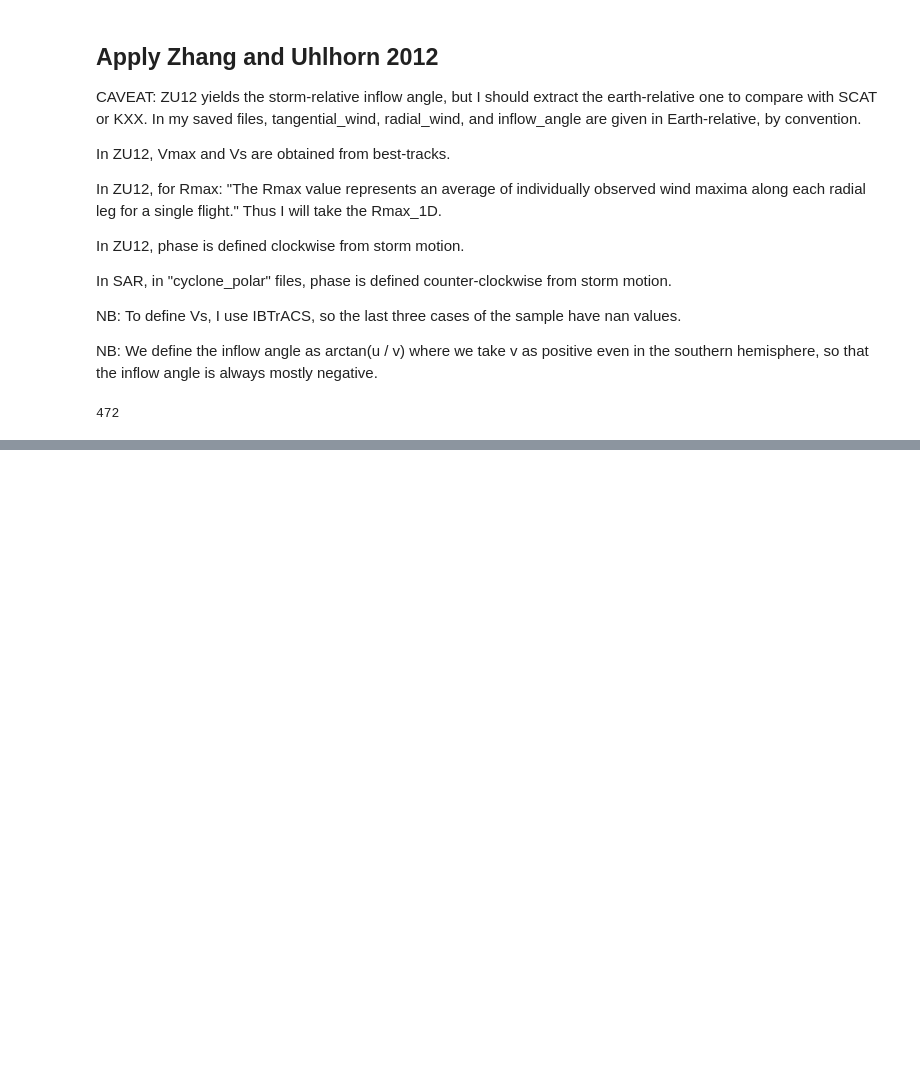
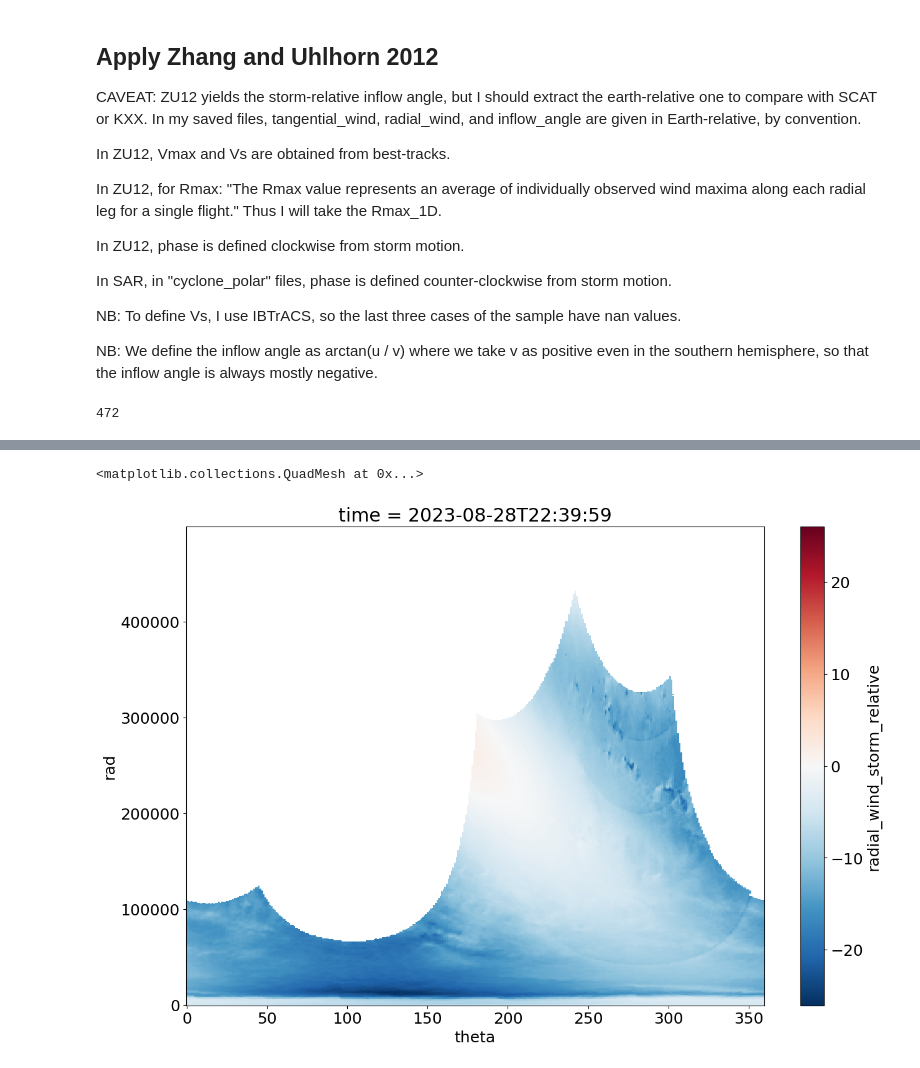
Before and after one commit to Arthur117/TCsLifeMonitFromObs, a Jupyter notebook: winddirection/PRJCT_TCBL/00_ZU12.ipynb, the cells around one changed output, grey strips where cells are left out. Cells and saved outputs as stored; diff of their text form; code cells hidden in the pictures; blank space fills up the shorter version.

```diff
--- a/winddirection/PRJCT_TCBL/00_ZU12.ipynb
+++ b/winddirection/PRJCT_TCBL/00_ZU12.ipynb
@@ -262,0 +256,5 @@ for t in tqdm(range(len(dsg_filtered.time))):
+# %%
+dsp.radial_wind_storm_relative.plot()
+# %% [output]
+<matplotlib.collections.QuadMesh at 0x...>
+[figure, added]
```
Also changed, not shown: parts of 3 cells of this notebook.
